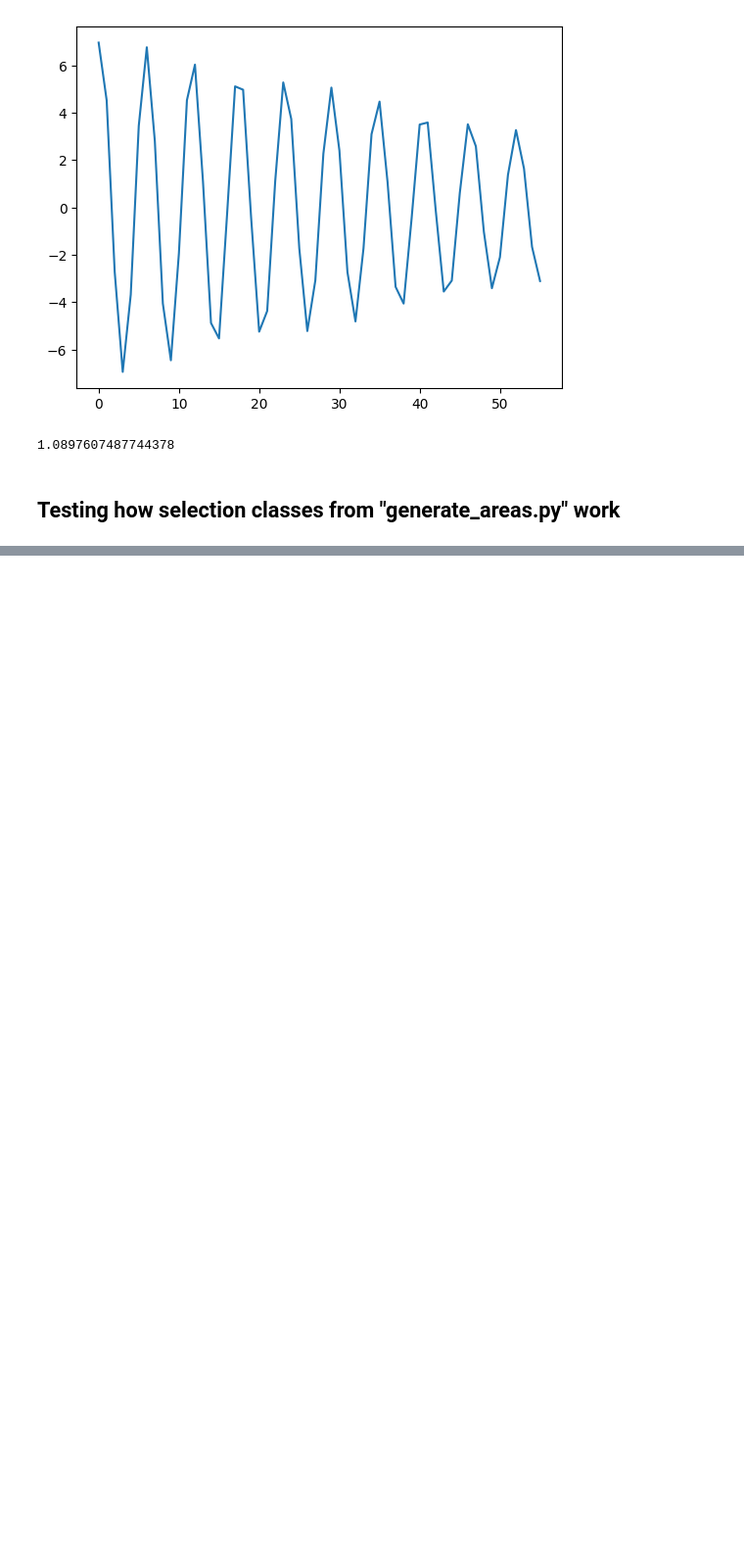
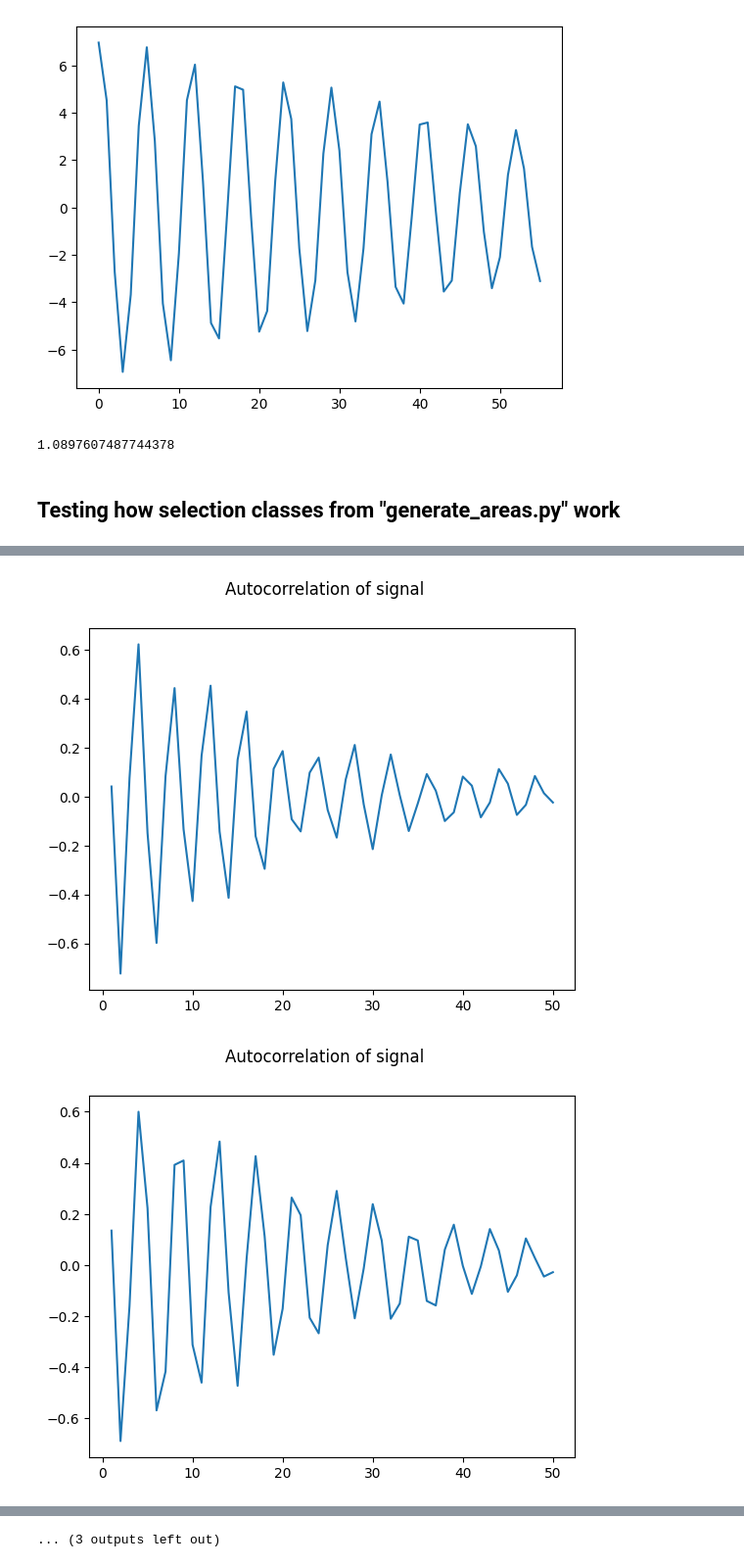
Before and after one commit to annamogo/DiplomaLISF, a Jupyter notebook: FRINGE_PATTERN_AN/Test_Area.ipynb, the cells around one changed output, grey strips where cells are left out. Shown at 98% size. Cells and saved outputs as stored; diff of their text form; code cells hidden in the pictures; blank space fills up the shorter version.

```diff
--- a/FRINGE_PATTERN_AN/Test_Area.ipynb
+++ b/FRINGE_PATTERN_AN/Test_Area.ipynb
@@ -111,0 +83,6 @@ lines.plot()
+# %%
+num_peaks = lines_flt.count_peaks_of_autocorr(show=True)
+print(num_peaks)
+# %% [output]
+[figure, added]
+[figure, added]
@@ -111,0 +99 @@ lines.plot()
+... (3 outputs left out)
```
Also changed, not shown: parts of 21 cells of this notebook, 3 other files.
